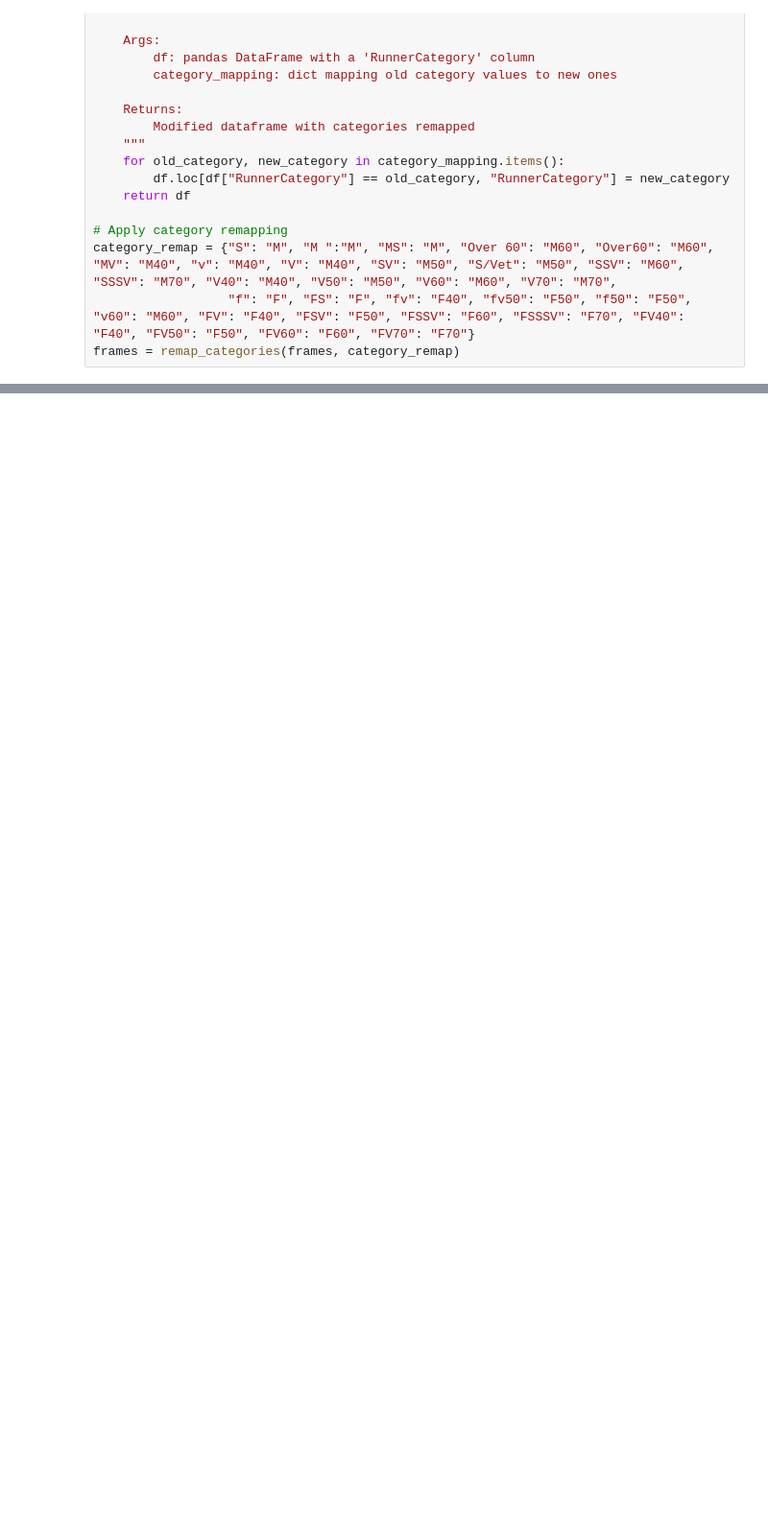
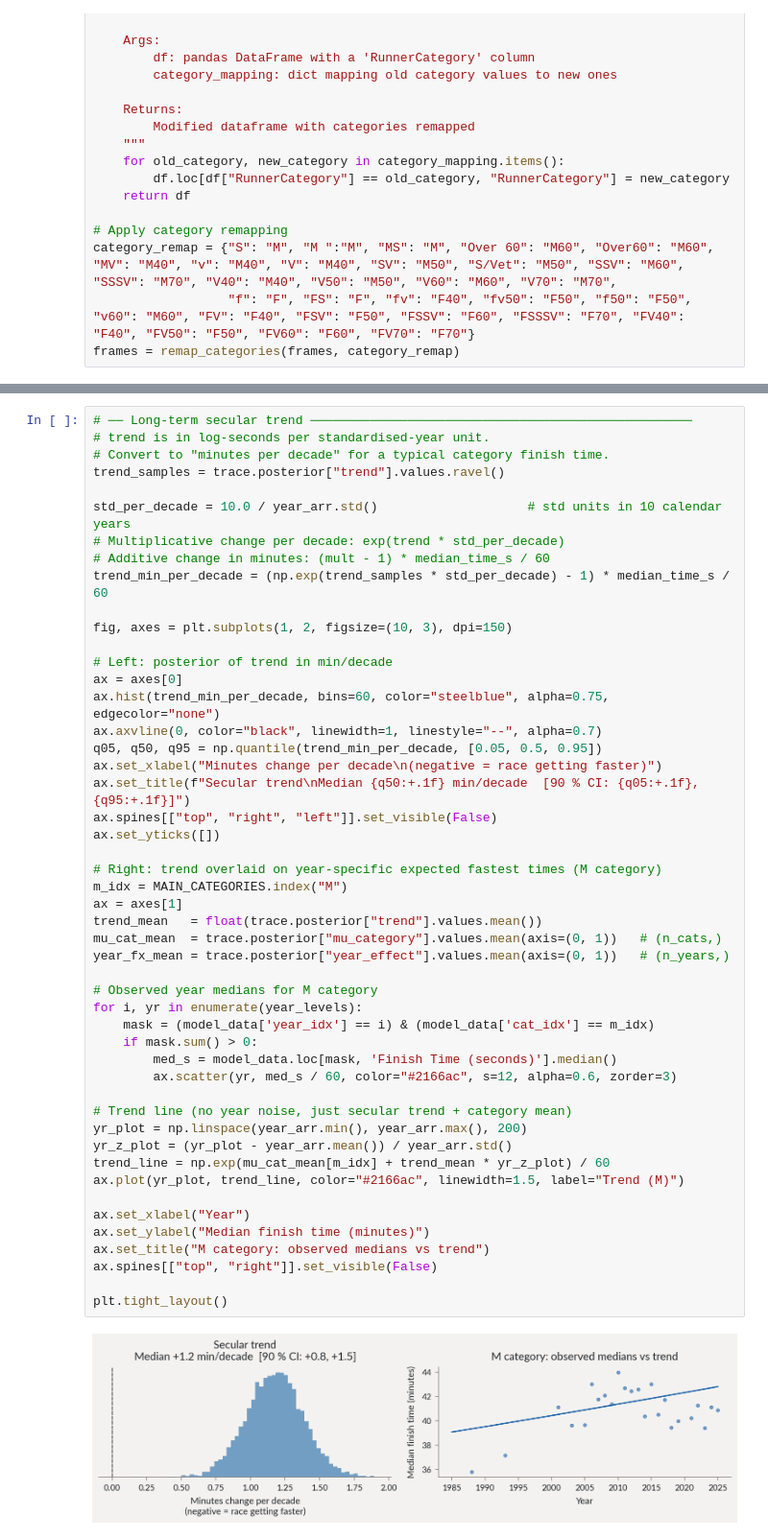
Before and after one commit to transientlunatic/running, a Jupyter notebook: Tinto time analysis.ipynb, the cells around one changed output, grey strips where cells are left out. Shown at 96% size. Cells and saved outputs as stored; diff of their text form; blank space fills up the shorter version.

```diff
--- a/Tinto time analysis.ipynb
+++ b/Tinto time analysis.ipynb
@@ -294,0 +560,51 @@ Text(0.5, 58.25, 'Finish Time (minutes)')
+# %%
+# ── Long-term secular trend ───────────────────────────────────────────────────
+# trend is in log-seconds per standardised-year unit.
+# Convert to "minutes per decade" for a typical category finish time.
+trend_samples = trace.posterior["trend"].values.ravel()
+
+std_per_decade = 10.0 / year_arr.std()                    # std units in 10 calendar years
+# Multiplicative change per decade: exp(trend * std_per_decade)
+# Additive change in minutes: (mult - 1) * median_time_s / 60
+trend_min_per_decade = (np.exp(trend_samples * std_per_decade) - 1) * median_time_s / 60
+
+fig, axes = plt.subplots(1, 2, figsize=(10, 3), dpi=150)
+
+# Left: posterior of trend in min/decade
+ax = axes[0]
+ax.hist(trend_min_per_decade, bins=60, color="steelblue", alpha=0.75, edgecolor="none")
+ax.axvline(0, color="black", linewidth=1, linestyle="--", alpha=0.7)
+q05, q50, q95 = np.quantile(trend_min_per_decade, [0.05, 0.5, 0.95])
+ax.set_xlabel("Minutes change per decade\n(negative = race getting faster)")
+ax.set_title(f"Secular trend\nMedian {q50:+.1f} min/decade  [90 % CI: {q05:+.1f}, {q95:+.1f}]")
+ax.spines[["top", "right", "left"]].set_visible(False)
+ax.set_yticks([])
+
+# Right: trend overlaid on year-specific expected fastest times (M category)
+m_idx = MAIN_CATEGORIES.index("M")
+ax = axes[1]
+trend_mean   = float(trace.posterior["trend"].values.mean())
+mu_cat_mean  = trace.posterior["mu_category"].values.mean(axis=(0, 1))   # (n_cats,)
+year_fx_mean = trace.posterior["year_effect"].values.mean(axis=(0, 1))   # (n_years,)
+
+# Observed year medians for M category
+for i, yr in enumerate(year_levels):
+    mask = (model_data['year_idx'] == i) & (model_data['cat_idx'] == m_idx)
+    if mask.sum() > 0:
+        med_s = model_data.loc[mask, 'Finish Time (seconds)'].median()
+        ax.scatter(yr, med_s / 60, color="#2166ac", s=12, alpha=0.6, zorder=3)
+
+# Trend line (no year noise, just secular trend + category mean)
+yr_plot = np.linspace(year_arr.min(), year_arr.max(), 200)
+yr_z_plot = (yr_plot - year_arr.mean()) / year_arr.std()
+trend_line = np.exp(mu_cat_mean[m_idx] + trend_mean * yr_z_plot) / 60
+ax.plot(yr_plot, trend_line, color="#2166ac", linewidth=1.5, label="Trend (M)")
+
+ax.set_xlabel("Year")
+ax.set_ylabel("Median finish time (minutes)")
+ax.set_title("M category: observed medians vs trend")
+ax.spines[["top", "right"]].set_visible(False)
+
+plt.tight_layout()
+# %% [output]
+[figure, added]
```
Also changed, not shown: parts of 25 cells of this notebook, 3 other files.
